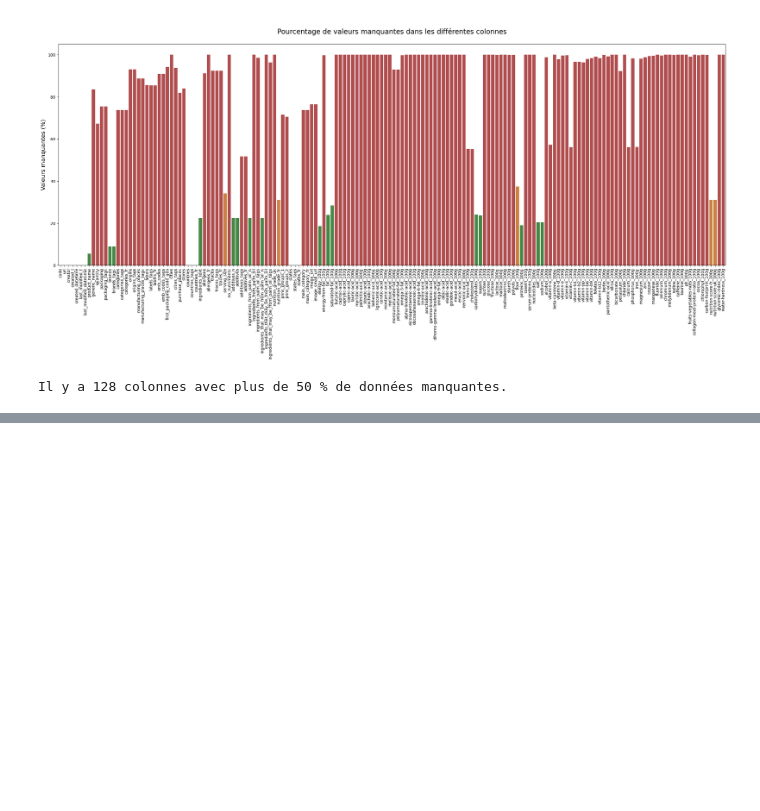
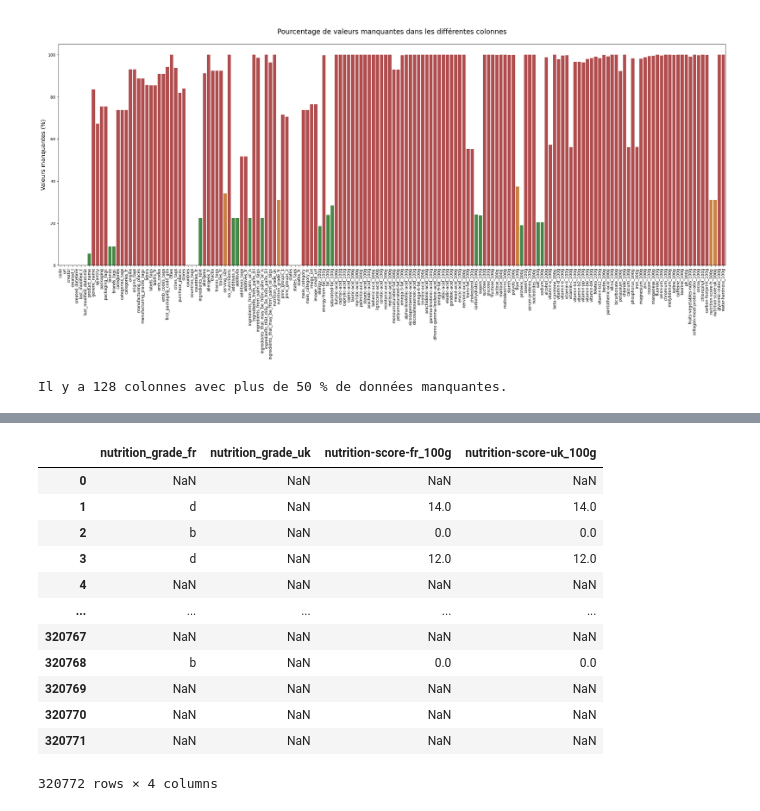
Before and after one commit to BiGHeaDMaX/Nettoyage-et-EDA, a Jupyter notebook: OCR - Projet 2.ipynb, the cells around one changed output, grey strips where cells are left out. Cells and saved outputs as stored; diff of their text form; code cells hidden in the pictures; blank space fills up the shorter version.

```diff
--- a/OCR - Projet 2.ipynb
+++ b/OCR - Projet 2.ipynb
@@ -185,0 +207,17 @@ Il y a 128 colonnes avec plus de 50 % de données manquantes.
+# %%
+nutritest = data_raw[['nutrition_grade_fr', 'nutrition_grade_uk', 'nutrition-score-fr_100g', 'nutrition-score-uk_100g']]
+nutritest
+# %% [output]
+|  | nutrition_grade_fr | nutrition_grade_uk | nutrition-score-fr_100g | nutrition-score-uk_100g |
+| 0 | NaN | NaN | NaN | NaN |
+| 1 | d | NaN | 14.0 | 14.0 |
+| 2 | b | NaN | 0.0 | 0.0 |
+| 3 | d | NaN | 12.0 | 12.0 |
+| 4 | NaN | NaN | NaN | NaN |
+| ... | ... | ... | ... | ... |
+| 320767 | NaN | NaN | NaN | NaN |
+| 320768 | b | NaN | 0.0 | 0.0 |
+| 320769 | NaN | NaN | NaN | NaN |
+| 320770 | NaN | NaN | NaN | NaN |
+| 320771 | NaN | NaN | NaN | NaN |
+320772 rows × 4 columns
```
Also changed, not shown: parts of 24 cells of this notebook.
